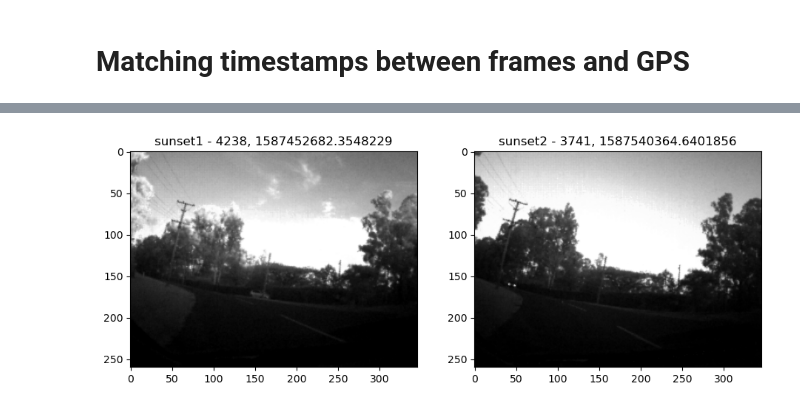
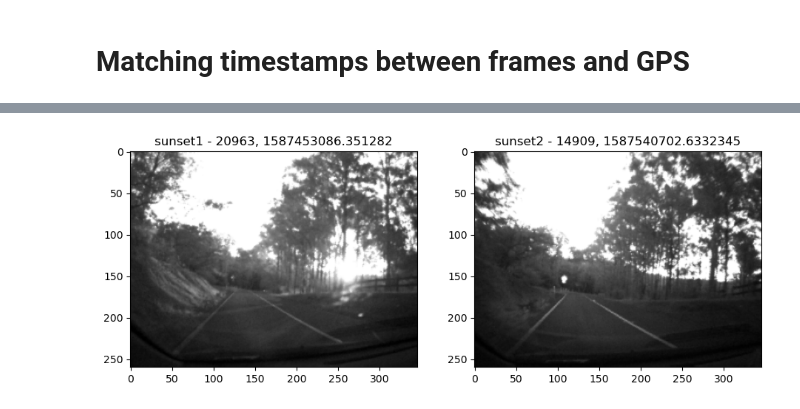
Before and after one commit to GeoffroyK/EventVPR, a Jupyter notebook: notebooks/proper_extraction.ipynb, the cells around one changed output, grey strips where cells are left out. Cells and saved outputs as stored; diff of their text form; code cells hidden in the pictures.

```diff
--- a/notebooks/proper_extraction.ipynb
+++ b/notebooks/proper_extraction.ipynb
@@ -125,7 +127,7 @@ for traverse in extract_traverses:
     calibrated_timestamps[traverse] = [(getTimestampFromFilePath(timestamp_file_path[traverse][image_index])) for image_index in matched_timestamp[traverse]]
 
 
-frame_index = 80
+frame_index = 400
 plt.figure(figsize=(11,8))
 for index, traverse in enumerate(extract_traverses):
     plt.subplot(1, 2, index+1)
@@ -141,4 +143,4 @@ for index, traverse in enumerate(extract_traverses):
-[figure, old version]
+[figure, new version]
 # %%
 def convertListOfEventsIn2DVector(patternList, dimension=[260,346,2]):
     outVector = np.zeros((dimension[0], dimension[1], 3)) # 2 Channels, ON & OFF
```
Also changed, not shown: parts of 7 cells of this notebook.
